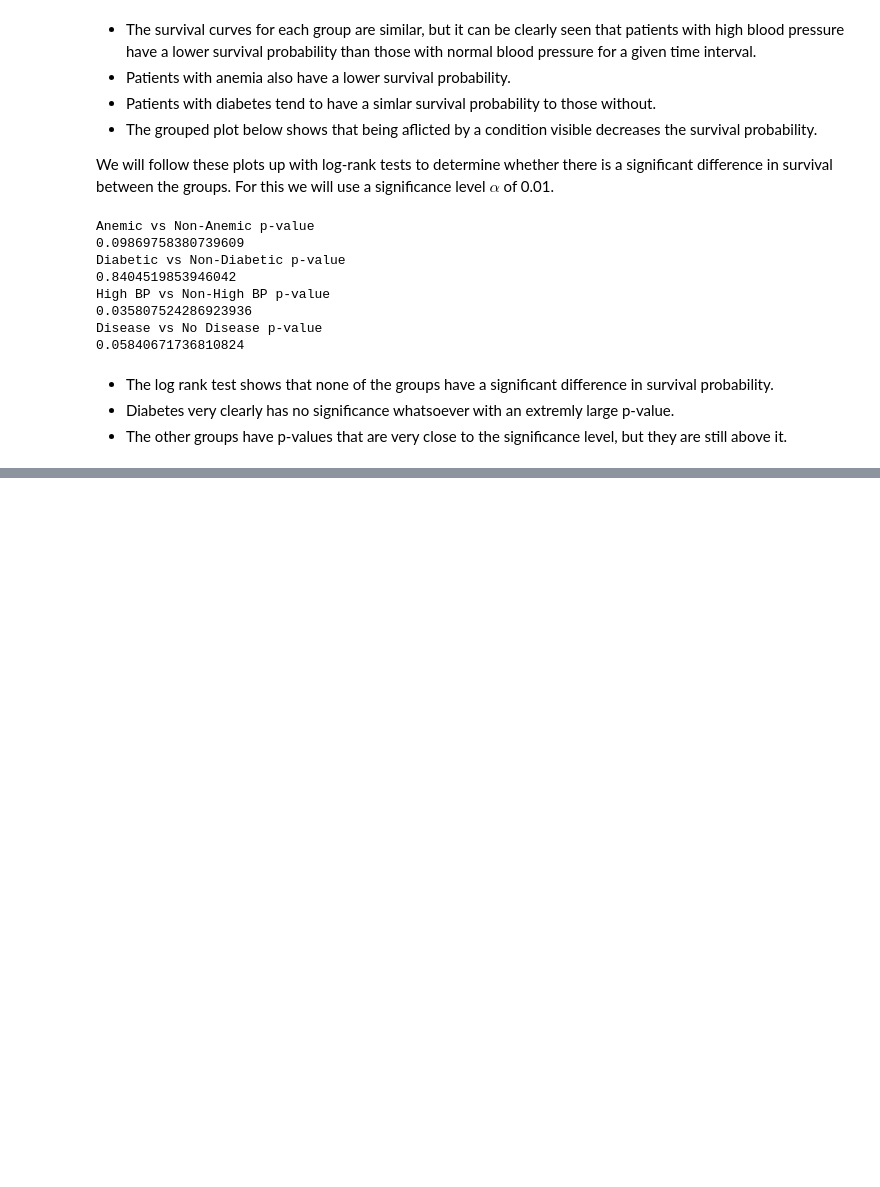
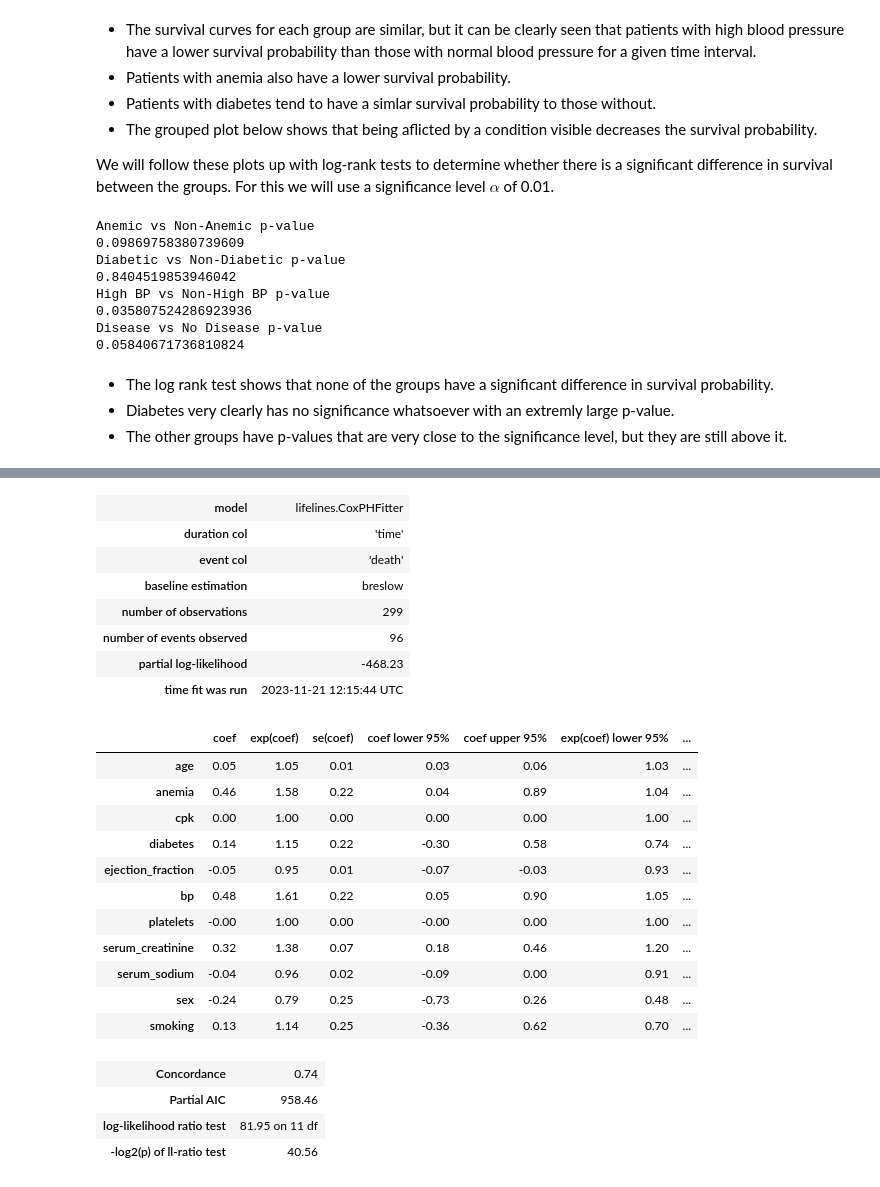
Before and after one commit to masterbatcoderman10/heart_failure_analysis, a Jupyter notebook: survival_analysis.ipynb, the cells around one changed output, grey strips where cells are left out. Drawn from its saved outputs; the diff is of its cells as text; code cells hidden in the pictures; blank space fills up the shorter version.

```diff
--- a/survival_analysis.ipynb
+++ b/survival_analysis.ipynb
@@ -238,0 +269,30 @@ While survival analysis using the Kaplan Meier model and the log rank test can l
+# %%
+#fit cox proportional hazard model
+cph_model = CoxPHFitter()
+cph_model.fit(heart_data_processed, 'time', event_col='death')
+cph_model.print_summary()
+# %% [output]
+| model | lifelines.CoxPHFitter |
+| duration col | 'time' |
+| event col | 'death' |
+| baseline estimation | breslow |
+| number of observations | 299 |
+| number of events observed | 96 |
+| partial log-likelihood | -468.23 |
+| time fit was run | 2023-11-21 12:15:44 UTC |
+|  | coef | exp(coef) | se(coef) | coef lower 95% | coef upper 95% | exp(coef) lower 95% | ... |
+| age | 0.05 | 1.05 | 0.01 | 0.03 | 0.06 | 1.03 | ... |
+| anemia | 0.46 | 1.58 | 0.22 | 0.04 | 0.89 | 1.04 | ... |
+| cpk | 0.00 | 1.00 | 0.00 | 0.00 | 0.00 | 1.00 | ... |
+| diabetes | 0.14 | 1.15 | 0.22 | -0.30 | 0.58 | 0.74 | ... |
+| ejection_fraction | -0.05 | 0.95 | 0.01 | -0.07 | -0.03 | 0.93 | ... |
+| bp | 0.48 | 1.61 | 0.22 | 0.05 | 0.90 | 1.05 | ... |
+| platelets | -0.00 | 1.00 | 0.00 | -0.00 | 0.00 | 1.00 | ... |
+| serum_creatinine | 0.32 | 1.38 | 0.07 | 0.18 | 0.46 | 1.20 | ... |
+| serum_sodium | -0.04 | 0.96 | 0.02 | -0.09 | 0.00 | 0.91 | ... |
+| sex | -0.24 | 0.79 | 0.25 | -0.73 | 0.26 | 0.48 | ... |
+| smoking | 0.13 | 1.14 | 0.25 | -0.36 | 0.62 | 0.70 | ... |
+| Concordance | 0.74 |
+| Partial AIC | 958.46 |
+| log-likelihood ratio test | 81.95 on 11 df |
+| -log2(p) of ll-ratio test | 40.56 |
```
Also changed, not shown: parts of 12 cells of this notebook.
